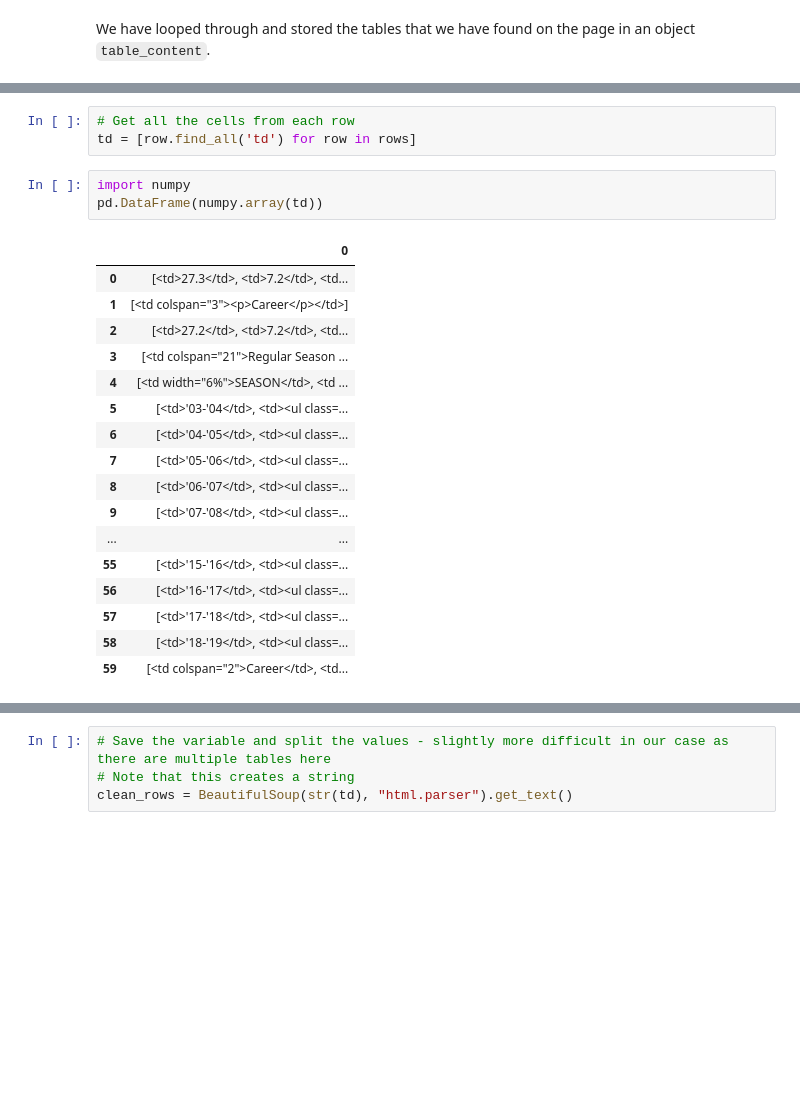
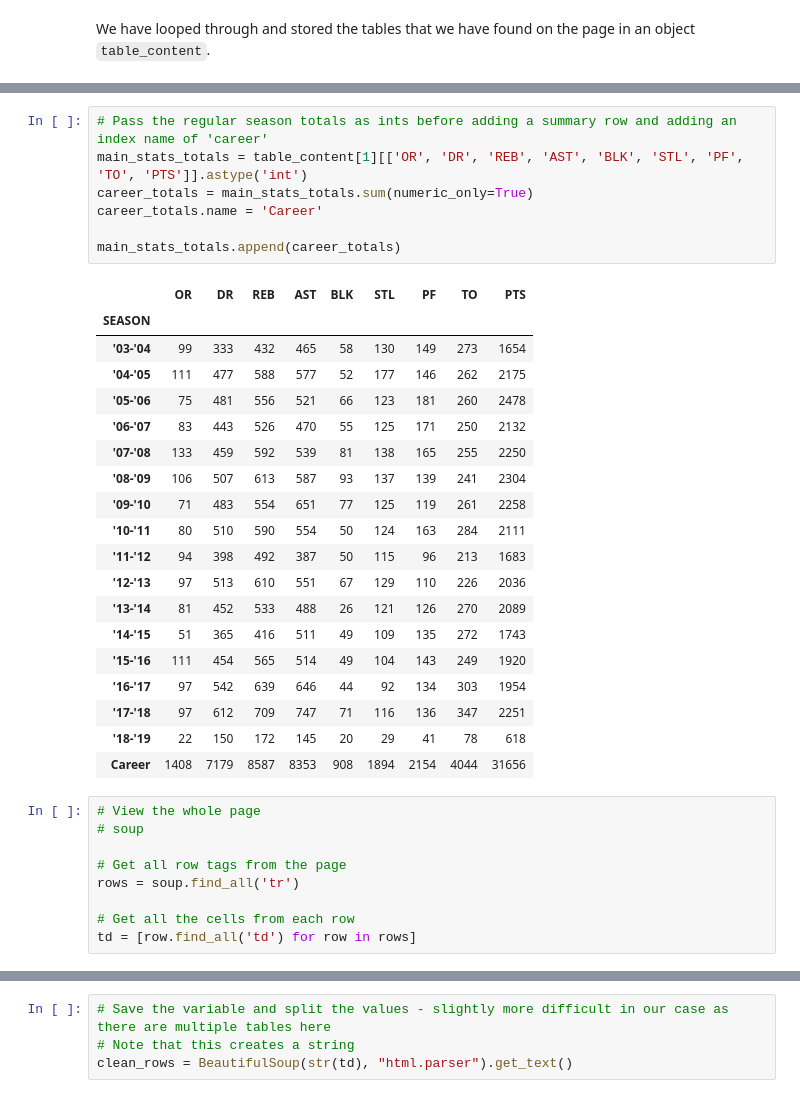
Before and after one commit to willcanniford/python-web-scraping, a Jupyter notebook: LeBron_stats.ipynb, the cells around one changed output, grey strips where cells are left out. Saved outputs shown, nothing was run; the diff lists cells and outputs as text; blank space fills up the shorter version.

Commit message:
Clean up LeBron James and expand on df conversion and summary statistics

```diff
--- a/LeBron_stats.ipynb
+++ b/LeBron_stats.ipynb
@@ -179,24 +196,36 @@ rows = soup.find_all('tr')
+# %%
+# Pass the regular season totals as ints before adding a summary row and adding an index name of 'career'
+main_stats_totals = table_content[1][['OR', 'DR', 'REB', 'AST', 'BLK', 'STL', 'PF', 'TO', 'PTS']].astype('int')
+career_totals = main_stats_totals.sum(numeric_only=True)
+career_totals.name = 'Career'
+
+main_stats_totals.append(career_totals)
+# %% [output]
+|  | OR | DR | REB | AST | BLK | STL | PF | TO | PTS |
+| SEASON |  |  |  |  |  |  |  |  |  |
+| '03-'04 | 99 | 333 | 432 | 465 | 58 | 130 | 149 | 273 | 1654 |
+| '04-'05 | 111 | 477 | 588 | 577 | 52 | 177 | 146 | 262 | 2175 |
+| '05-'06 | 75 | 481 | 556 | 521 | 66 | 123 | 181 | 260 | 2478 |
+| '06-'07 | 83 | 443 | 526 | 470 | 55 | 125 | 171 | 250 | 2132 |
+| '07-'08 | 133 | 459 | 592 | 539 | 81 | 138 | 165 | 255 | 2250 |
+| '08-'09 | 106 | 507 | 613 | 587 | 93 | 137 | 139 | 241 | 2304 |
+| '09-'10 | 71 | 483 | 554 | 651 | 77 | 125 | 119 | 261 | 2258 |
+| '10-'11 | 80 | 510 | 590 | 554 | 50 | 124 | 163 | 284 | 2111 |
+| '11-'12 | 94 | 398 | 492 | 387 | 50 | 115 | 96 | 213 | 1683 |
+| '12-'13 | 97 | 513 | 610 | 551 | 67 | 129 | 110 | 226 | 2036 |
+| '13-'14 | 81 | 452 | 533 | 488 | 26 | 121 | 126 | 270 | 2089 |
+| '14-'15 | 51 | 365 | 416 | 511 | 49 | 109 | 135 | 272 | 1743 |
+| '15-'16 | 111 | 454 | 565 | 514 | 49 | 104 | 143 | 249 | 1920 |
+| '16-'17 | 97 | 542 | 639 | 646 | 44 | 92 | 134 | 303 | 1954 |
+| '17-'18 | 97 | 612 | 709 | 747 | 71 | 116 | 136 | 347 | 2251 |
+| '18-'19 | 22 | 150 | 172 | 145 | 20 | 29 | 41 | 78 | 618 |
+| Career | 1408 | 7179 | 8587 | 8353 | 908 | 1894 | 2154 | 4044 | 31656 |
 # %%
+# View the whole page
+# soup
+
+# Get all row tags from the page
+rows = soup.find_all('tr')
+
 # Get all the cells from each row
 td = [row.find_all('td') for row in rows]
-# %%
-import numpy
-pd.DataFrame(numpy.array(td))
-# %% [output]
-|  | 0 |
-| 0 | [<td>27.3</td>, <td>7.2</td>, <td... |
-| 1 | [<td colspan="3"><p>Career</p></td>] |
-| 2 | [<td>27.2</td>, <td>7.2</td>, <td... |
-| 3 | [<td colspan="21">Regular Season ... |
-| 4 | [<td width="6%">SEASON</td>, <td ... |
-| 5 | [<td>'03-'04</td>, <td><ul class=... |
-| 6 | [<td>'04-'05</td>, <td><ul class=... |
-| 7 | [<td>'05-'06</td>, <td><ul class=... |
-| 8 | [<td>'06-'07</td>, <td><ul class=... |
-| 9 | [<td>'07-'08</td>, <td><ul class=... |
-| ... | ... |
-| 55 | [<td>'15-'16</td>, <td><ul class=... |
-| 56 | [<td>'16-'17</td>, <td><ul class=... |
-| 57 | [<td>'17-'18</td>, <td><ul class=... |
-| 58 | [<td>'18-'19</td>, <td><ul class=... |
-| 59 | [<td colspan="2">Career</td>, <td... |
```
Also changed, not shown: parts of 18 cells of this notebook.
